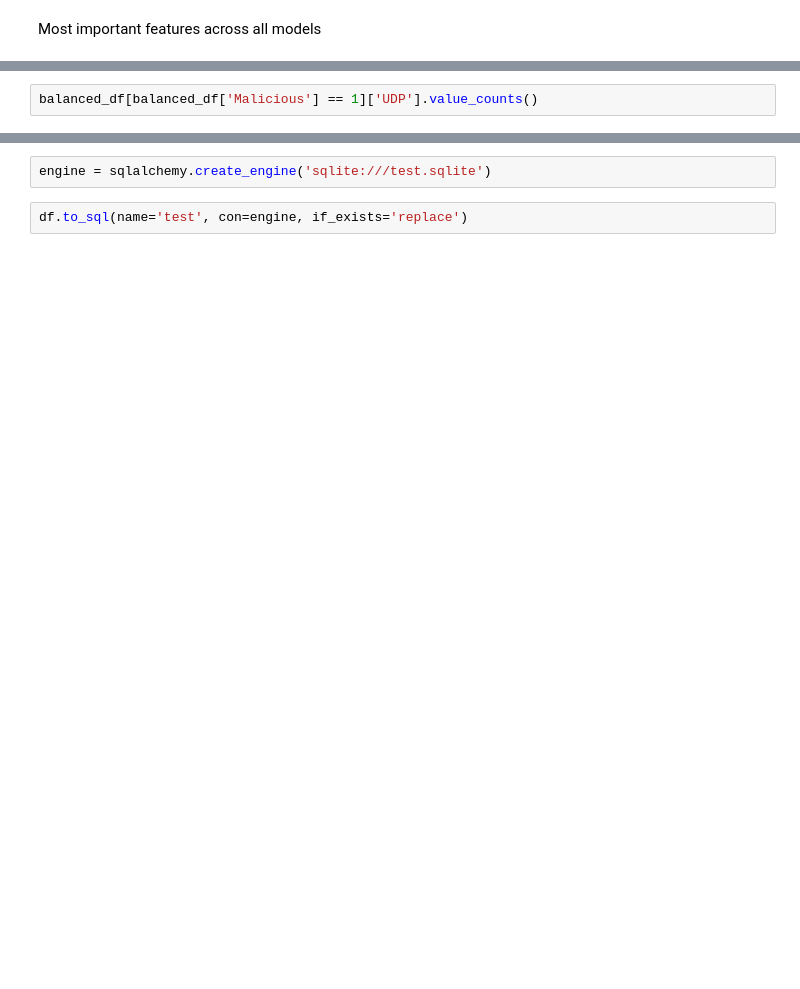
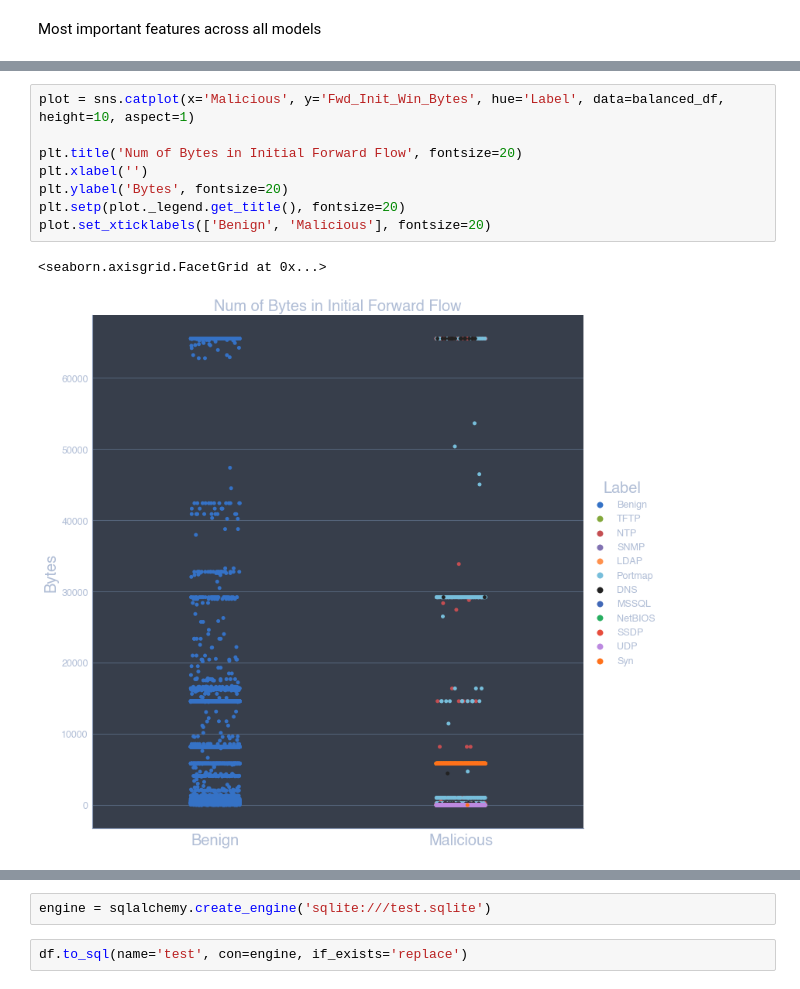
Before and after one commit to EricB10/cyberattack-detection-project, a Jupyter notebook: EDA_notebook.ipynb, the cells around one changed output, grey strips where cells are left out. Drawn from its saved outputs; the diff is of its cells as text; blank space fills up the shorter version.

```diff
--- a/EDA_notebook.ipynb
+++ b/EDA_notebook.ipynb
@@ -64,2 +140,11 @@ Name: UDP, dtype: int64
-# %%
-balanced_df[balanced_df['Malicious'] == 1]['UDP'].value_counts()
+# %%
+plot = sns.catplot(x='Malicious', y='Fwd_Init_Win_Bytes', hue='Label', data=balanced_df, height=10, aspect=1)
+
+plt.title('Num of Bytes in Initial Forward Flow', fontsize=20)
+plt.xlabel('')
+plt.ylabel('Bytes', fontsize=20)
+plt.setp(plot._legend.get_title(), fontsize=20)
+plot.set_xticklabels(['Benign', 'Malicious'], fontsize=20)
+# %% [output]
+<seaborn.axisgrid.FacetGrid at 0x...>
+[figure, added]
```
Also changed, not shown: parts of 20 cells of this notebook, 1 other file.
